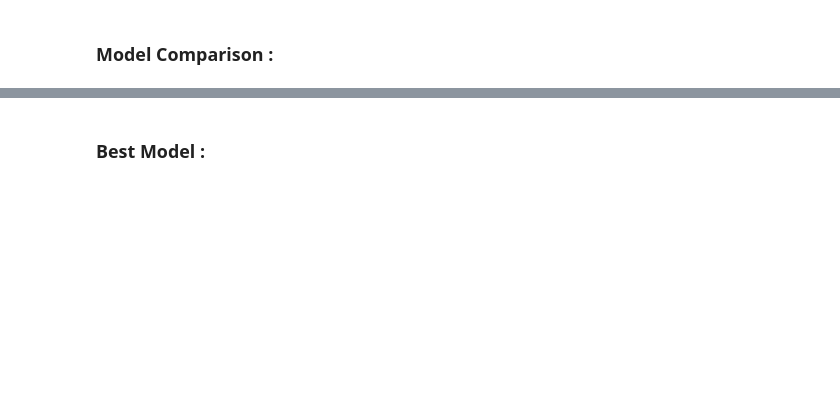
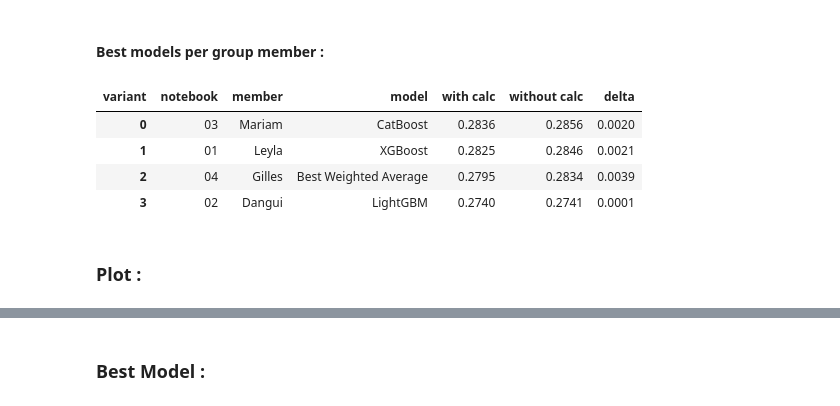
Before and after one commit to leyla-louache/porto-seguro-project, a Jupyter notebook: notebooks/05_final_comparison.ipynb, the cells around one changed output, grey strips where cells are left out. Saved outputs shown, nothing was run; the diff lists cells and outputs as text; code cells hidden in the pictures; blank space fills up the shorter version.

```diff
--- a/notebooks/05_final_comparison.ipynb
+++ b/notebooks/05_final_comparison.ipynb
@@ -53,2 +67,36 @@ ranked[["notebook", "model", "notes", "auc", "gini", "ap"]]
+# %% [markdown]
+#### Best models per group member :
+# %%
+res["variant"] = np.where(
+    res["notes"].str.contains("without calc", case=False, na=False),
+    "without calc", "with calc")
+
+wide = (res.pivot_table(index=["notebook", "model"], columns="variant",
+                        values="gini", aggfunc="max")
+           .reset_index())
+for c in ["with calc", "without calc"]:
+    if c not in wide.columns:
+        wide[c] = np.nan
+
+wide["best"] = wide[["with calc", "without calc"]].max(axis=1)
+best = (wide.sort_values("best", ascending=False)
+            .groupby("notebook", as_index=False).first())
+
+MEMBERS = {"01": "Leyla", "02": "Dangui", "03": "Mariam", "04": "Gilles"}
+best.insert(1, "member", best["notebook"].map(MEMBERS))
+best["delta"] = best["without calc"] - best["with calc"]
+best = best.sort_values("best", ascending=False)
+
+best_df = (best[["notebook", "member", "model",
+                 "with calc", "without calc", "delta"]]
+           .reset_index(drop=True)
+           .round(4))
+best_df
+# %% [output]
+| variant | notebook | member | model | with calc | without calc | delta |
+| 0 | 03 | Mariam | CatBoost | 0.2836 | 0.2856 | 0.0020 |
+| 1 | 01 | Leyla | XGBoost | 0.2825 | 0.2846 | 0.0021 |
+| 2 | 04 | Gilles | Best Weighted Average | 0.2795 | 0.2834 | 0.0039 |
+| 3 | 02 | Dangui | LightGBM | 0.2740 | 0.2741 | 0.0001 |
 # %% [markdown]
-### Model Comparison :
+### Plot :
```
Also changed, not shown: parts of 8 cells of this notebook, 11 other files.
